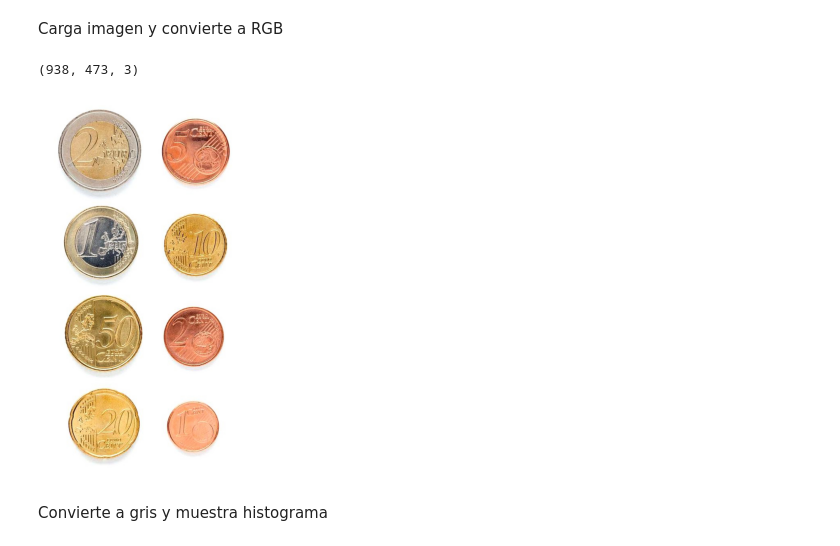
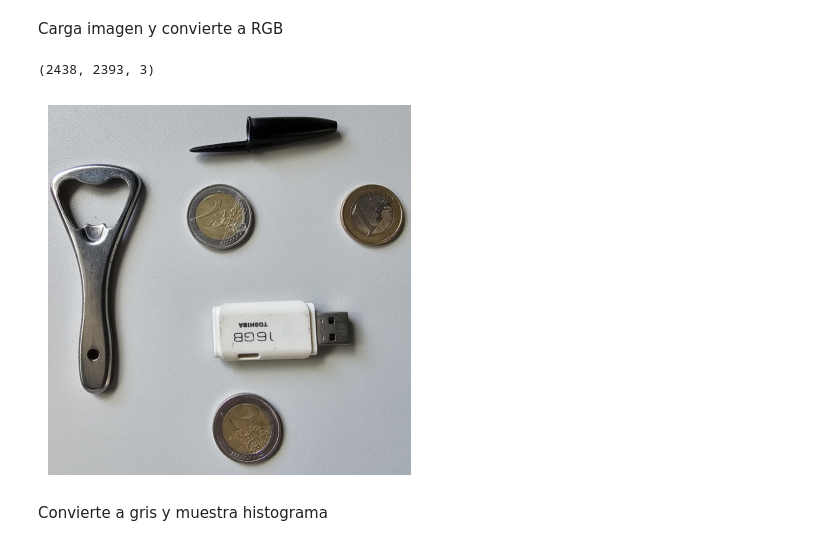
Before and after one commit to JoseManuel117/VC, a Jupyter notebook: P3/VC_P3.ipynb, the cells around one changed output. Saved outputs shown, nothing was run; the diff lists cells and outputs as text; code cells hidden in the pictures.

Commit message:
añadidas mas imagenes

```diff
--- a/P3/VC_P3.ipynb
+++ b/P3/VC_P3.ipynb
@@ -8,17 +8,17 @@ import matplotlib.pyplot as plt
 Carga imagen y convierte a RGB
 # %%
 #Carga imagen ejemplo con monedas
-img = cv2.imread('Monedas.jpg')
+img = cv2.imread('monedas_menor_resolucion_2.jpg')
 print(img.shape)
 #Recordando que OpenCV lee las imágenes en BGR, por lo que convertimos para visualizr RGB
 img_rgb = cv2.cvtColor(img, cv2.COLOR_BGR2RGB)
 
 plt.axis("off")
 plt.imshow(img_rgb)
 plt.show()
 # %% [output]
-(938, 473, 3)
+(2438, 2393, 3)
-[figure, old version]
+[figure, new version]
 # %% [markdown]
 Convierte a gris y muestra histograma
 # %%
```
Also changed, not shown: parts of 4 cells of this notebook, 2 other files.
